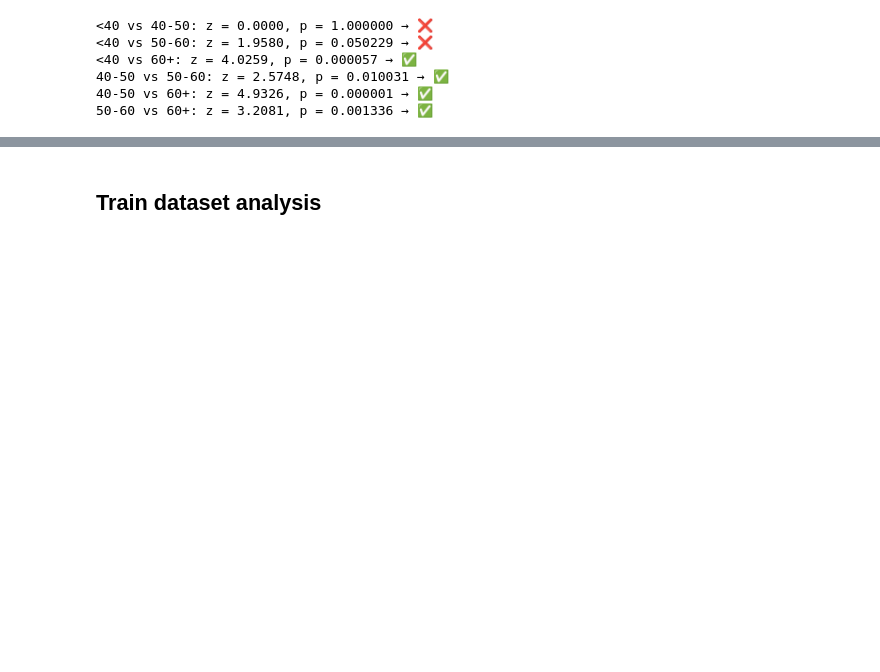
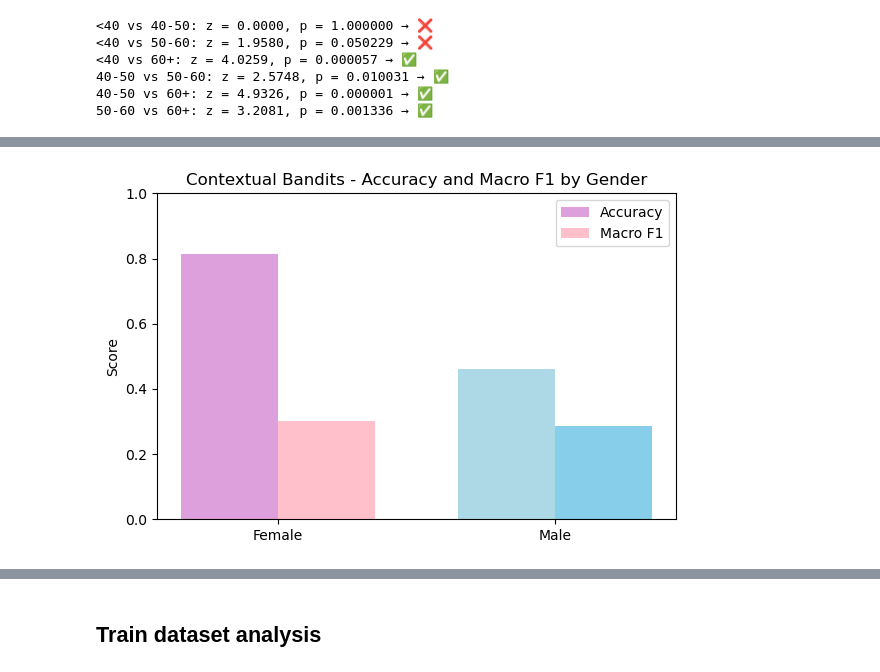
Before and after one commit to aniqu18/fairness-analysis-rl, a Jupyter notebook: notebooks/train_eval/contextual_bandits_train_eval.ipynb, the cells around one changed output, grey strips where cells are left out. Saved outputs shown, nothing was run; the diff lists cells and outputs as text; code cells hidden in the pictures; blank space fills up the shorter version.

Commit message:
graphs

```diff
--- a/notebooks/train_eval/contextual_bandits_train_eval.ipynb
+++ b/notebooks/train_eval/contextual_bandits_train_eval.ipynb
@@ -499,0 +530,53 @@ with open("../../results/cb_age_original_significance.json", "w") as f:
+# %%
+import matplotlib.pyplot as plt
+import seaborn as sns
+import pandas as pd
+import numpy as np
+from sklearn.metrics import accuracy_score, f1_score
+
+
+df_test = df.copy()
+
+test_sex = df_test['sex_Male'].values
+
+colors = ['violet', 'cornflowerblue']
+
+
+# =========================
+# Recall / Macro F1 by Gender
+# =========================
+
+if 'sex_Male' in df_test.columns:
+    sex_groups = ['Female', 'Male']
+
+    # Compute Accuracy
+    acc = [
+        accuracy_score(df_test['true'][df_test['sex_Male']==0], df_test['pred'][df_test['sex_Male']==0]),
+        accuracy_score(df_test['true'][df_test['sex_Male']==1], df_test['pred'][df_test['sex_Male']==1])
+    ]
+
+    # Compute Macro F1
+    f1 = [
+        f1_score(df_test['true'][df_test['sex_Male']==0], df_test['pred'][df_test['sex_Male']==0], average='macro'),
+        f1_score(df_test['true'][df_test['sex_Male']==1], df_test['pred'][df_test['sex_Male']==1], average='macro')
+    ]
+
+    # Colors
+    colors_acc = ['plum', 'lightblue']
+    colors_f1  = ['pink', 'skyblue']
+
+    # Plot grouped bar chart
+    x = np.arange(len(sex_groups))
+    width = 0.35
+    plt.figure(figsize=(6,4))
+    plt.bar(x - width/2, acc, width, color=colors_acc, label='Accuracy') # type: ignore
+    plt.bar(x + width/2, f1, width, color=colors_f1, label='Macro F1') # type: ignore
+    plt.xticks(x, sex_groups)
+    plt.ylim(0,1)
+    plt.ylabel("Score")
+    plt.title("Contextual Bandits - Accuracy and Macro F1 by Gender")
+    plt.legend()
+    plt.tight_layout()
+    plt.show()
+# %% [output]
+[figure, added]
```
Also changed, not shown: parts of 7 cells of this notebook, 1 other file.
